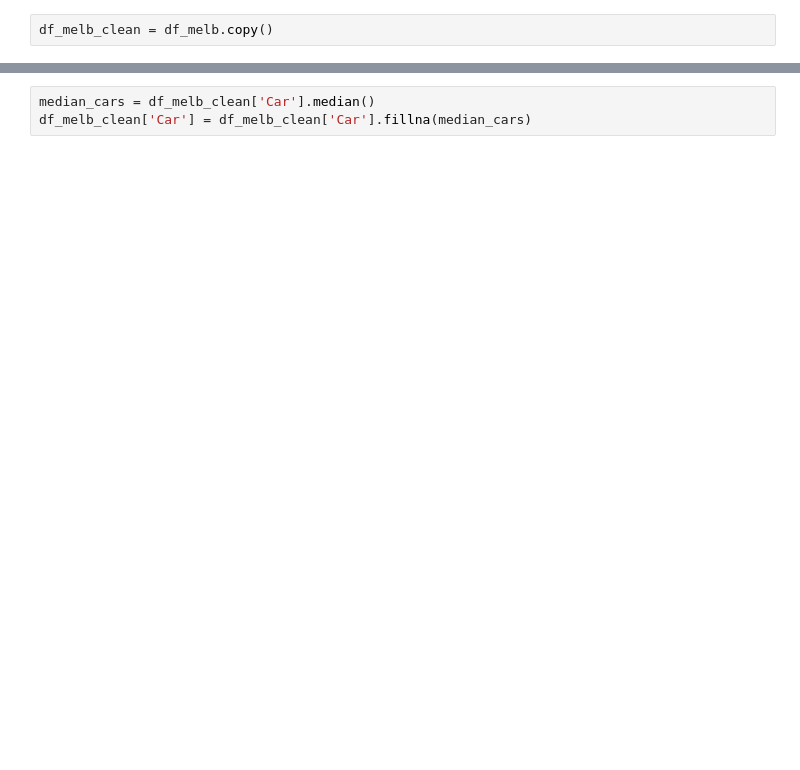
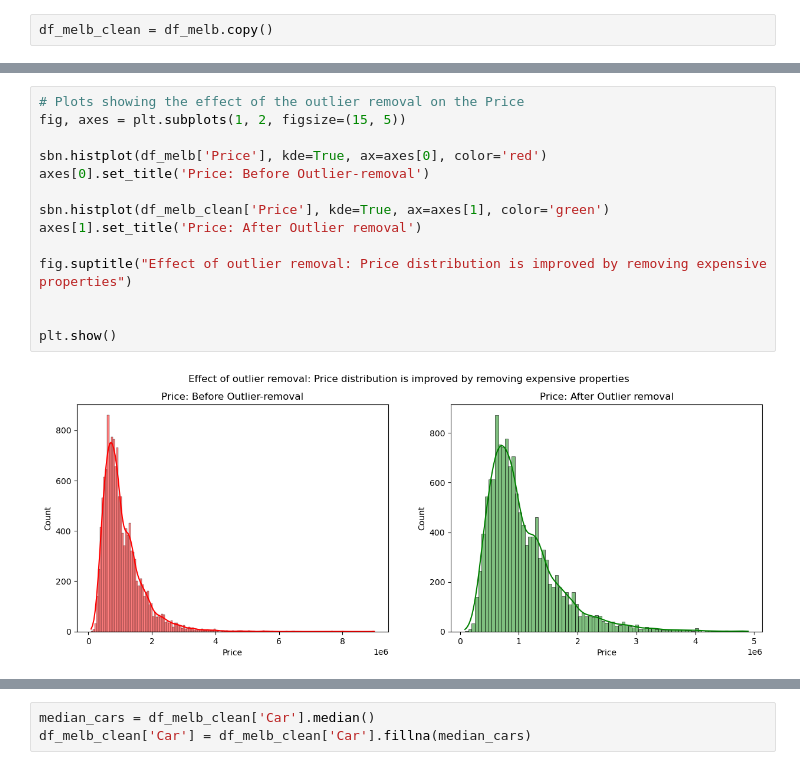
Before and after one commit to DavidK97/MelbourneHousingAnalysis, a Jupyter notebook: MelbournHousingAnalysis.ipynb, the cells around one changed output, grey strips where cells are left out. Saved outputs shown, nothing was run; the diff lists cells and outputs as text; blank space fills up the shorter version.

```diff
--- a/MelbournHousingAnalysis.ipynb
+++ b/MelbournHousingAnalysis.ipynb
@@ -217,0 +239,16 @@ df_melb_clean.drop(columns='Bedroom2')
+# %%
+# Plots showing the effect of the outlier removal on the Price
+fig, axes = plt.subplots(1, 2, figsize=(15, 5))
+
+sbn.histplot(df_melb['Price'], kde=True, ax=axes[0], color='red')
+axes[0].set_title('Price: Before Outlier-removal')
+
+sbn.histplot(df_melb_clean['Price'], kde=True, ax=axes[1], color='green')
+axes[1].set_title('Price: After Outlier removal')
+
+fig.suptitle("Effect of outlier removal: Price distribution is improved by removing expensive properties")
+
+
+plt.show()
+# %% [output]
+[figure, added]
```
Also changed, not shown: parts of 62 cells of this notebook.
